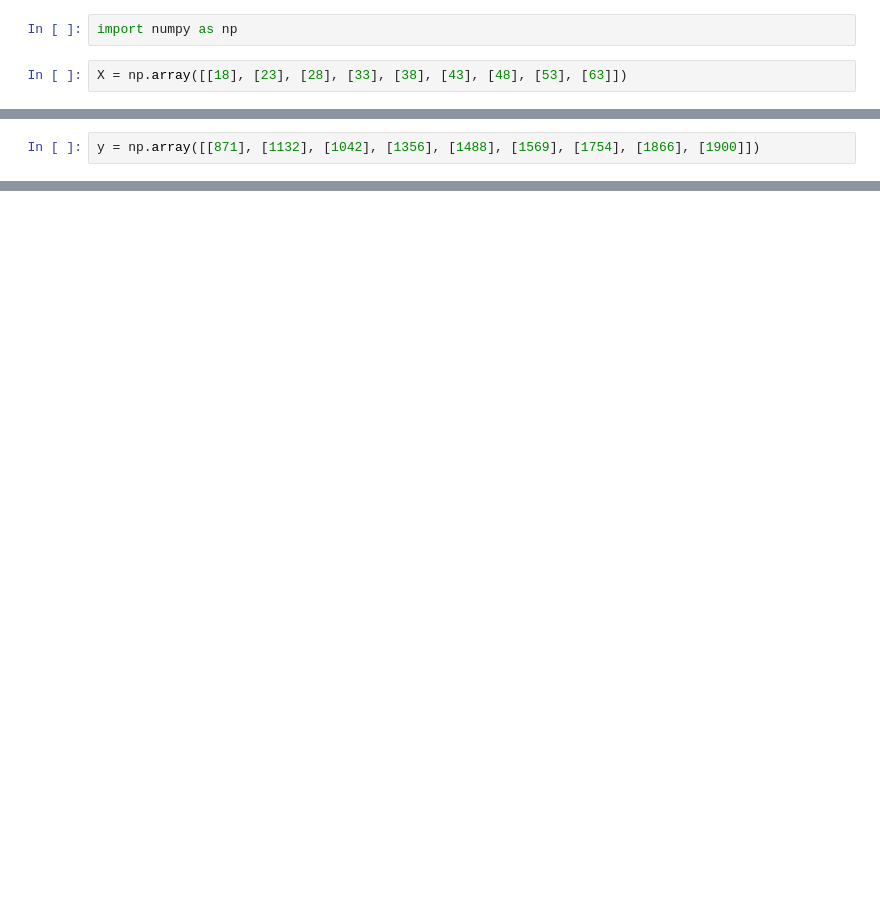
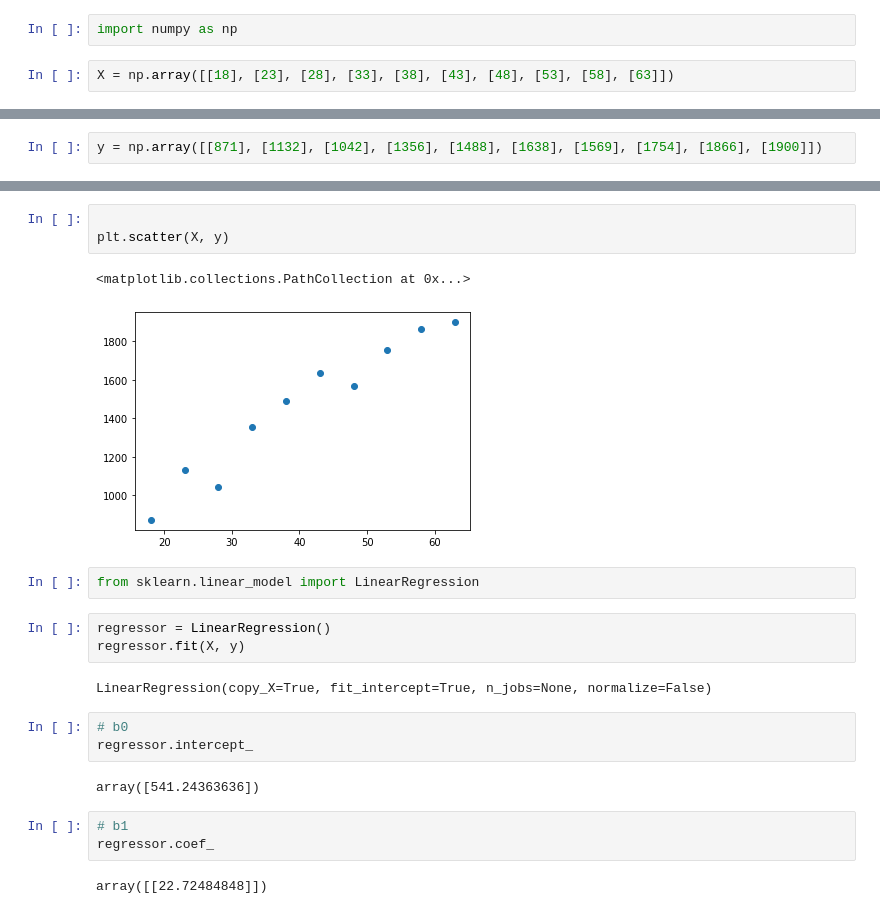
Before and after one commit to gabrielnavas/learning_python, a Jupyter notebook: TensorFlow:__MachineLearning_e_Deep_Learning/regressão linear/regressao_linear_sklearn.ipynb, the cells around one changed output, grey strips where cells are left out. Drawn from its saved outputs; the diff is of its cells as text; blank space fills up the shorter version.

```diff
--- a/TensorFlow:__MachineLearning_e_Deep_Learning/regressão linear/regressao_linear_sklearn.ipynb
+++ b/TensorFlow:__MachineLearning_e_Deep_Learning/regressão linear/regressao_linear_sklearn.ipynb
@@ -1,7 +1,7 @@
 # %%
 import numpy as np
 # %%
-X = np.array([[18], [23], [28], [33], [38], [43], [48], [53], [63]])
+X = np.array([[18], [23], [28], [33], [38], [43], [48], [53], [58], [63]])
 # %%
 X
 # %% [output]
@@ -16,6 +17,6 @@ array([[18],
        [63]])
 # %%
-y = np.array([[871], [1132], [1042], [1356], [1488], [1569], [1754], [1866], [1900]])
+y = np.array([[871], [1132], [1042], [1356], [1488], [1638], [1569], [1754], [1866], [1900]])
 # %%
 y
 # %% [output]
@@ -34,0 +36,23 @@ ModuleNotFoundError: No module named 'matplotlib'
+# %%
+
+plt.scatter(X, y)
+# %% [output]
+<matplotlib.collections.PathCollection at 0x...>
+[figure, added]
+# %%
+from sklearn.linear_model import LinearRegression
+# %%
+regressor = LinearRegression()
+regressor.fit(X, y)
+# %% [output]
+LinearRegression(copy_X=True, fit_intercept=True, n_jobs=None, normalize=False)
+# %%
+# b0
+regressor.intercept_
+# %% [output]
+array([541.24363636])
+# %%
+# b1
+regressor.coef_
+# %% [output]
+array([[22.72484848]])
```
Also changed, not shown: parts of 17 cells of this notebook, 5 other files.
